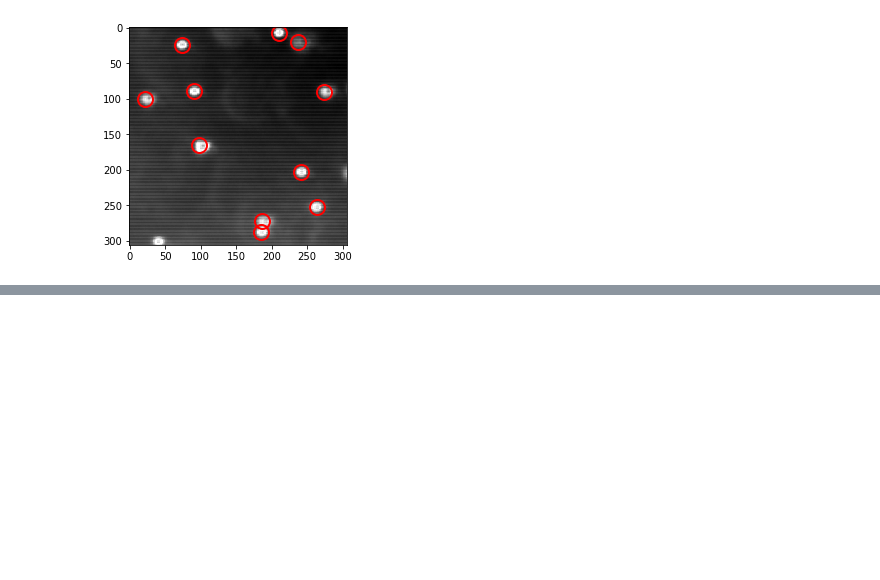
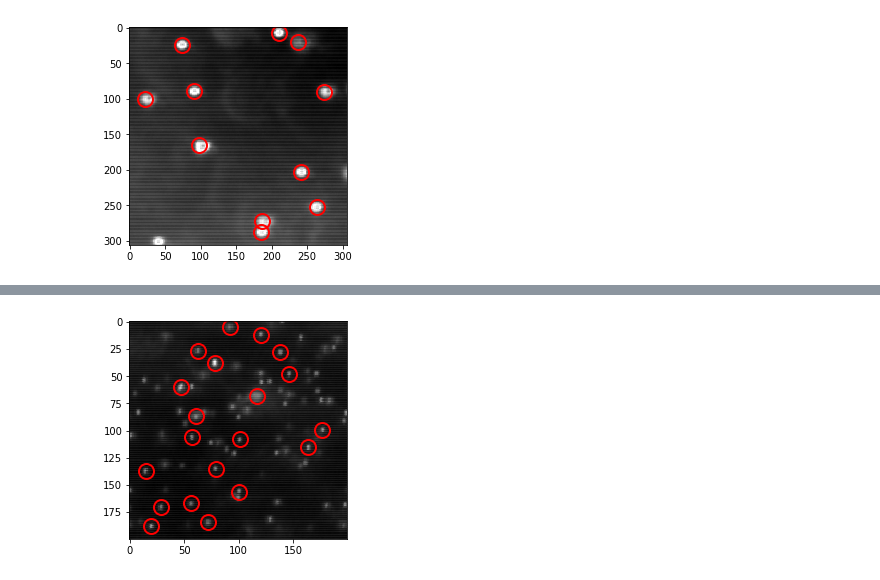
Before and after one commit to dbautista98/BMC_analysis, a Jupyter notebook: cole-exploration.ipynb, the cells around one changed output, grey strips where cells are left out. Cells and saved outputs as stored; diff of their text form; code cells hidden in the pictures; blank space fills up the shorter version.

```diff
--- a/cole-exploration.ipynb
+++ b/cole-exploration.ipynb
@@ -174,2 +174,7 @@ Frame 464: 26 trajectories present.
 # %%
 # no comment
+# %%
+path5 = '../data/beads/4.65_visc_GLY_0.4_um-40x-2/*.bmp'
+dummy3 = annotate(path5, diameter=11, minmass=500, maxsize=11)
+# %% [output]
+[figure, added]
```
Also changed, not shown: parts of 26 cells of this notebook.
